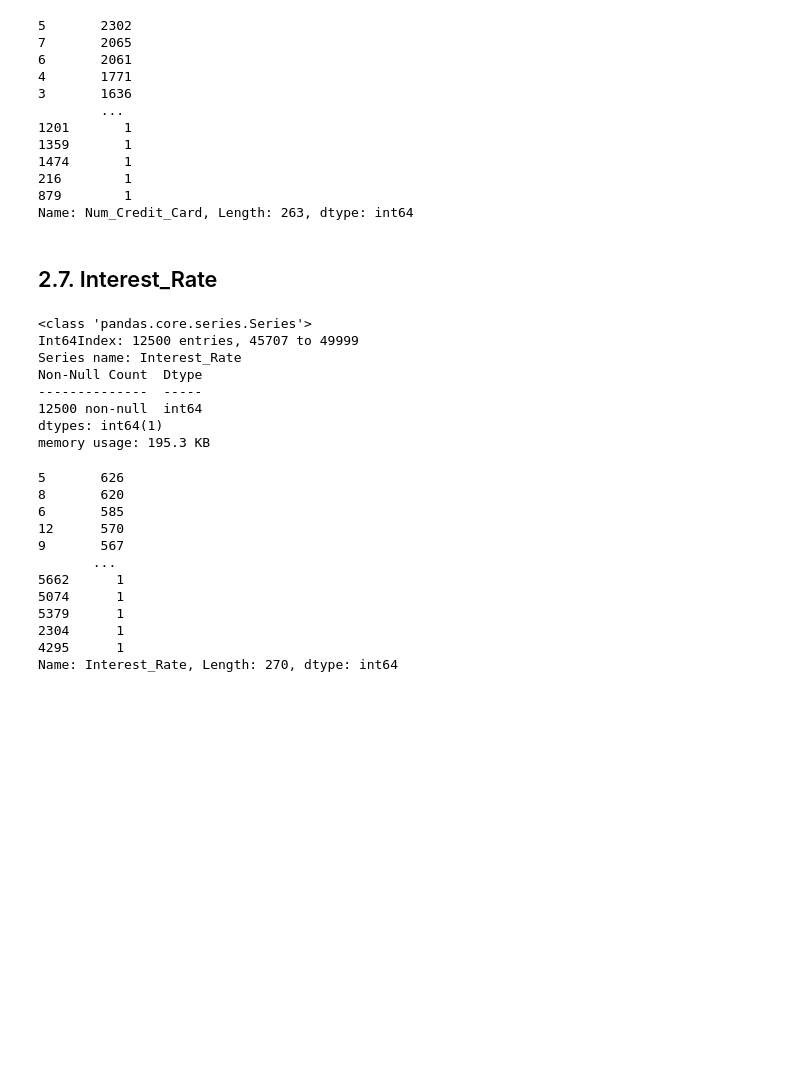
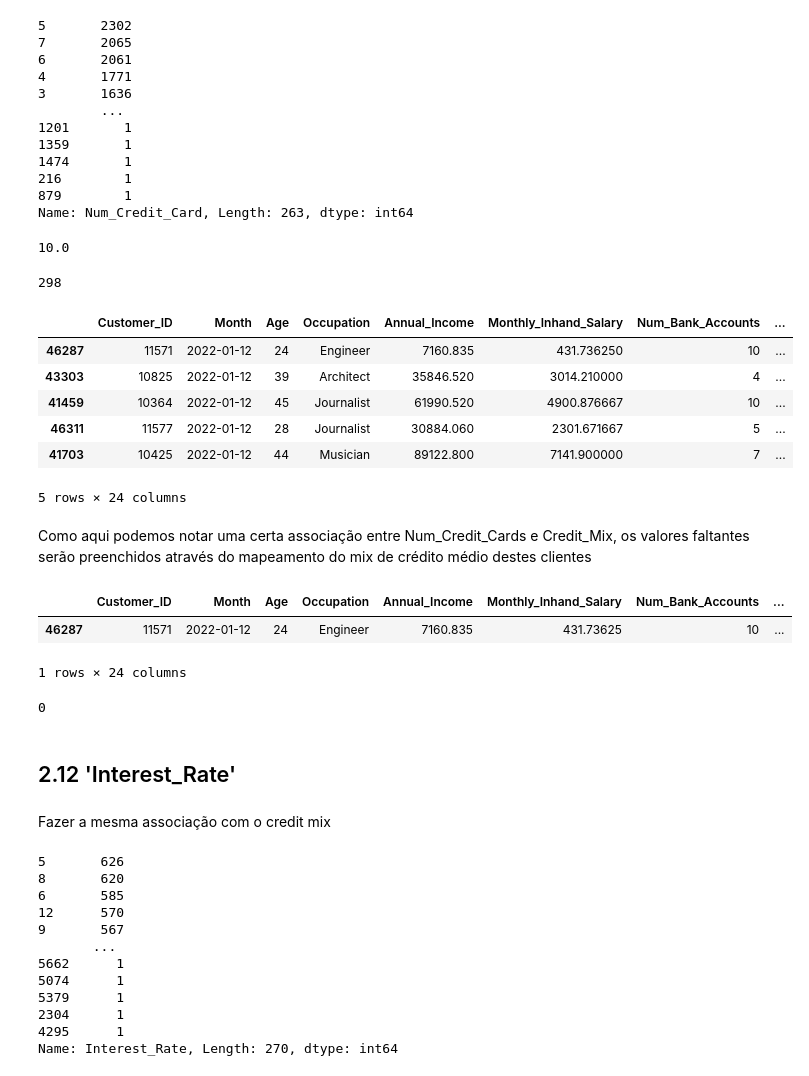
Before and after one commit to julianacamara98/intro_python_2023_ProjetoFinal, a Jupyter notebook: EDA.ipynb, the cells around one changed output. Drawn from its saved outputs; the diff is of its cells as text; code cells hidden in the pictures; blank space fills up the shorter version.

```diff
--- a/EDA.ipynb
+++ b/EDA.ipynb
@@ -353,0 +340,6 @@ Bad pipe message: %s [b'b\xe4U\xfc\xdcF\xa55z\xeb?\xc1\xed\x81G\xca\xaf=\x00\x00
+# %%
+dados['Num_Bank_Accounts'] = dados['Num_Bank_Accounts'].astype(int)
+dados['Num_Bank_Accounts'] =np.where((dados['Num_Bank_Accounts'] < 0) | (dados['Num_Bank_Accounts'] > 10),
+                            np.nan, dados['Num_Bank_Accounts'])
+
+dados['Num_Bank_Accounts'].isnull().sum()
@@ -353,0 +348,5 @@ Bad pipe message: %s [b'b\xe4U\xfc\xdcF\xa55z\xeb?\xc1\xed\x81G\xca\xaf=\x00\x00
+# %%
+mediana_c_bancaria =  dados['Num_Bank_Accounts'].median()
+dados['Num_Bank_Accounts'].fillna(mediana_c_bancaria, inplace=True)
+dados['Num_Bank_Accounts'] = dados['Num_Bank_Accounts'].astype(int)
+dados['Num_Bank_Accounts'].isnull().sum()
@@ -387,16 +379,28 @@ dados['Num_Credit_Card'].value_counts()
 216        1
 879        1
 Name: Num_Credit_Card, Length: 263, dtype: int64
-# %% [markdown]
-## 2.7. Interest_Rate
-# %%
-dados['Interest_Rate'].info()
-# %% [output]
-<class 'pandas.core.series.Series'>
-Int64Index: 12500 entries, 45707 to 49999
-Series name: Interest_Rate
-Non-Null Count  Dtype
---------------  -----
-12500 non-null  int64
-dtypes: int64(1)
-memory usage: 195.3 KB
+# %%
+dados['Num_Credit_Card'].quantile(0.95)
+# %% [output]
+10.0
+# %%
+dados['Num_Credit_Card'] = dados['Num_Credit_Card'].astype(int)
+
+dados['Num_Credit_Card'] = np.where((dados['Num_Credit_Card'] < 0) | (dados['Num_Credit_Card'] > 10),
+                            np.nan, dados['Num_Credit_Card'])
+
+dados['Num_Credit_Card'].isnull().sum()
+# %% [output]
+298
+# %%
+dados.loc[dados['Num_Credit_Card'].isnull()].head()
+# %% [output]
+|  | Customer_ID | Month | Age | Occupation | Annual_Income | Monthly_Inhand_Salary | Num_Bank_Accounts | ... |
+| 46287 | 11571 | 2022-01-12 | 24 | Engineer | 7160.835 | 431.736250 | 10 | ... |
+| 43303 | 10825 | 2022-01-12 | 39 | Architect | 35846.520 | 3014.210000 | 4 | ... |
+| 41459 | 10364 | 2022-01-12 | 45 | Journalist | 61990.520 | 4900.876667 | 10 | ... |
+| 46311 | 11577 | 2022-01-12 | 28 | Journalist | 30884.060 | 2301.671667 | 5 | ... |
+| 41703 | 10425 | 2022-01-12 | 44 | Musician | 89122.800 | 7141.900000 | 7 | ... |
+5 rows × 24 columns
+# %% [markdown]
+Como aqui podemos notar uma certa associação entre Num_Credit_Cards e Credit_Mix, os valores faltantes serão preenchidos através do mapeamento do mix de crédito médio destes clientes
@@ -403,3 +413,17 @@ memory usage: 195.3 KB
+# %%
+dados.loc[dados['Customer_ID'] == 11571]
+# %% [output]
+|  | Customer_ID | Month | Age | Occupation | Annual_Income | Monthly_Inhand_Salary | Num_Bank_Accounts | ... |
+| 46287 | 11571 | 2022-01-12 | 24 | Engineer | 7160.835 | 431.73625 | 10 | ... |
+1 rows × 24 columns
+# %%
+dados['Num_Credit_Card'].isnull().sum()
+# %% [output]
+0
+# %% [markdown]
+## 2.12 'Interest_Rate'
+# %% [markdown]
+Fazer a mesma associação com o credit mix
 # %%
 dados['Interest_Rate'].value_counts()
 # %% [output]
```
Also changed, not shown: parts of 28 cells of this notebook.
